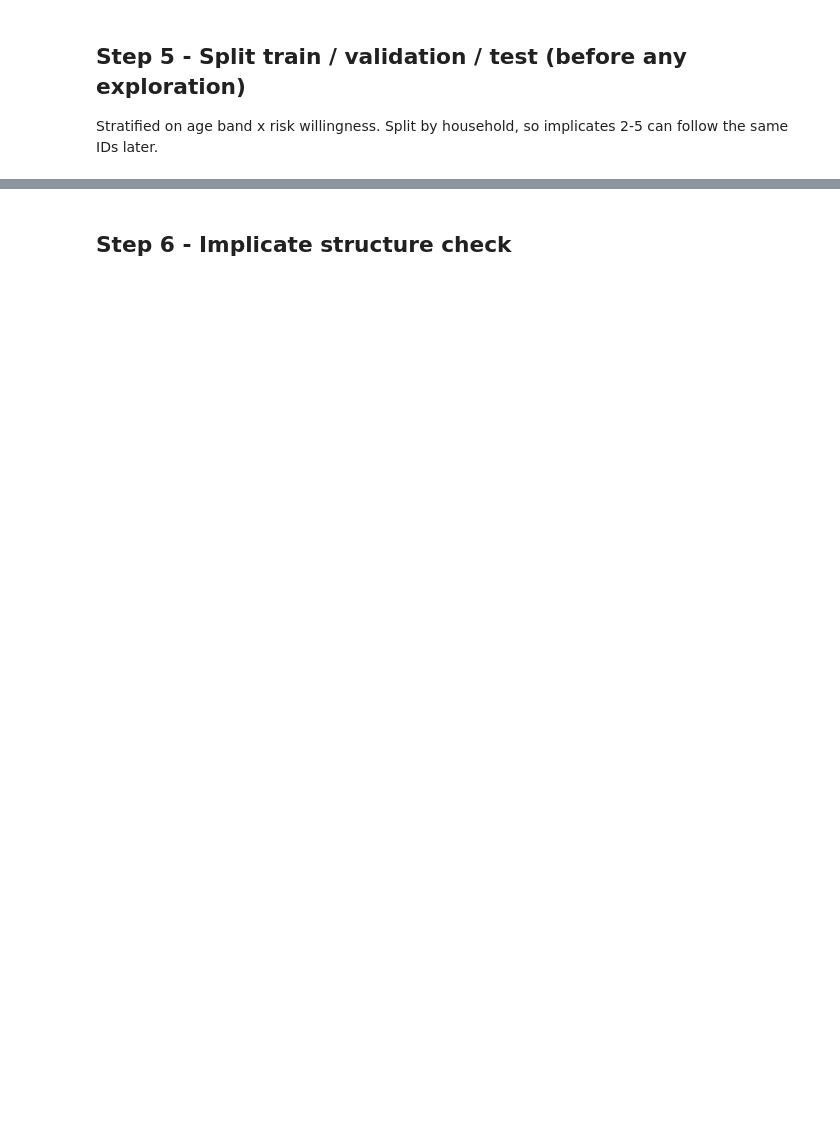
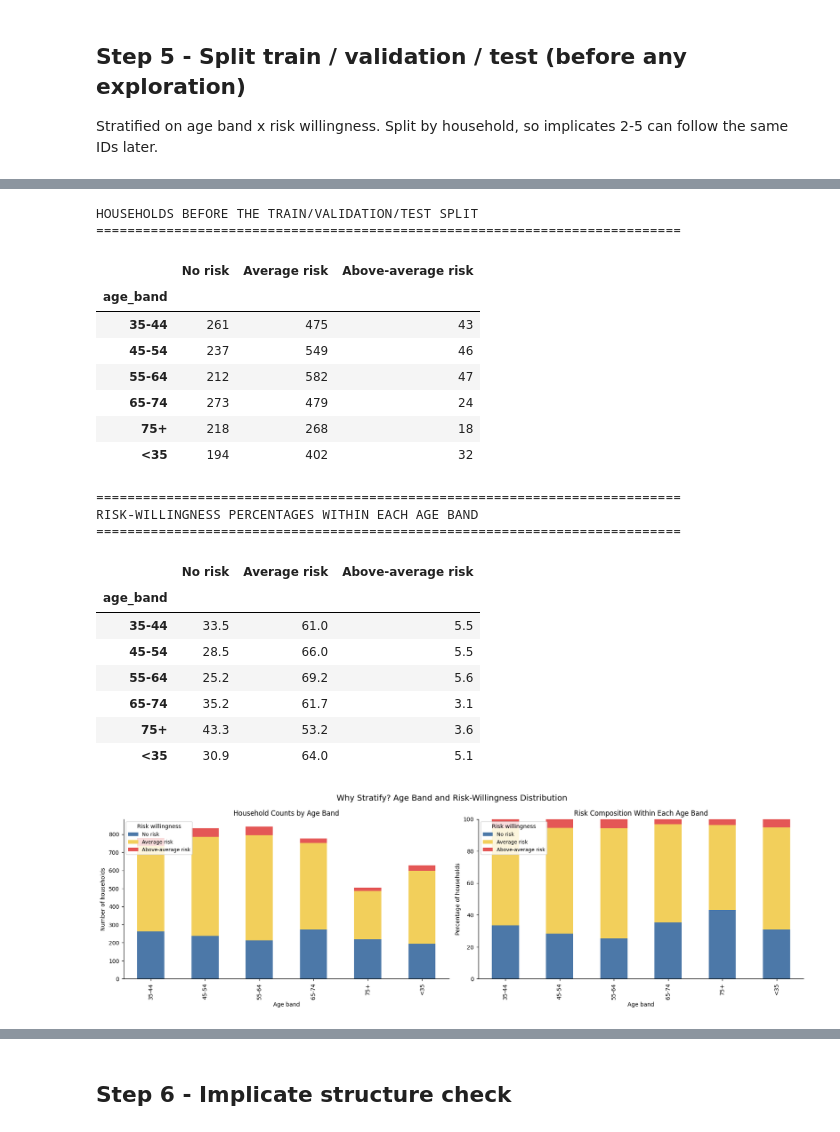
Before and after one commit to Ivory-Uche/Portfolio-Pilot, a Jupyter notebook: Portfolio_pilot_M3.ipynb, the cells around one changed output, grey strips where cells are left out. Saved outputs shown, nothing was run; the diff lists cells and outputs as text; code cells hidden in the pictures; blank space fills up the shorter version.

Commit message:
Added comments and cleaned up the code up to step 7. Incorporated the pre-split analysis to show the relevance of the stratification by age-risk willingness.

```diff
--- a/Portfolio_pilot_M3.ipynb
+++ b/Portfolio_pilot_M3.ipynb
@@ -85,4 +100,6 @@ Outputs go to: outputs
 # %%
+# Import the analysis stack and define reusable helpers for tracking results and weighted analysis.
+
 import json
 import numpy as np
 import pandas as pd
@@ -94,8 +111,8 @@ from sklearn.mixture import GaussianMixture
 from sklearn.decomposition import PCA
 from sklearn.metrics import silhouette_score, adjusted_rand_score
 
-plt.rcParams.update({"figure.dpi": 110, "font.size": 9,
-                     "axes.spines.top": False, "axes.spines.right": False})
+plt.rcParams.update({"figure.dpi": 110, "font.size": 9,"axes.spines.top": False, "axes.spines.right": False}) #applies globally to plots created after this cell runs, giving the notebook a consistent, cleaner visual style.
+
 np.random.seed(SEED)
 
 NUMBERS = {}   # every count quoted in the report is stored here and saved in the last step
@@ -119,12 +136,14 @@ def save_fig(fig, name):
     fig.savefig(FIG_DIR / f"{name}.png", dpi=150, bbox_inches="tight")
     plt.show()
 
+#Draws households with probability proportional to the survey weight.
 def weighted_resample(df, seed):
-    """Draw households with probability proportional to the survey weight."""
     rng = np.random.default_rng(seed)
     p = df["weight"].to_numpy(float)
     return df.iloc[rng.choice(len(df), size=len(df), replace=True, p=p / p.sum())]
 
+#Median calculation that factors in survey weights,
+#ensuring that household wealth and demographic statistics reflect true national characteristics
 def weighted_median(x, w):
     o = np.argsort(np.asarray(x))
     x, w = np.asarray(x, float)[o], np.asarray(w, float)[o]
@@ -218,0 +392,63 @@ Stratified on age band x risk willingness. Split by household, so implicates 2-5
+# %%
+# Count households in each age-band and risk-willingness combination.
+pre_split_table = pd.crosstab(  hh["age_band"],   hh["risk_willingness"]).reindex(columns=[0, 1, 2], fill_value=0)
+pre_split_table.columns = ["No risk", "Average risk", "Above-average risk"]
+
+
+print("HOUSEHOLDS BEFORE THE TRAIN/VALIDATION/TEST SPLIT")
+print("=" * 75)
+display(pre_split_table)
+
+# Convert counts into percentages within each age band.
+# Each row will add up to 100 percent.
+pre_split_percent = pre_split_table.div( pre_split_table.sum(axis=1),axis=0) * 100
+print("=" * 75)
+print("RISK-WILLINGNESS PERCENTAGES WITHIN EACH AGE BAND")
+print("=" * 75)
+display(pre_split_percent.round(1))
+
+# Create count and percentage charts side by side.
+fig, axes = plt.subplots(nrows=1, ncols=2, figsize=(16, 5))
+colors = ["#4C78A8", "#F2CF5B", "#E45756"]
+
+# Left chart: the number of households in each group.
+pre_split_table.plot(kind="bar", stacked=True, ax=axes[0],color=colors)
+axes[0].set_title("Household Counts by Age Band")
+axes[0].set_xlabel("Age band")
+axes[0].set_ylabel("Number of households")
+axes[0].legend(title="Risk willingness", loc="upper left", fontsize=8)
+
+# Right chart: the percentage composition of each age band.
+pre_split_percent.plot(kind="bar",stacked=True,ax=axes[1],color=colors)
+axes[1].set_title("Risk Composition Within Each Age Band")
+axes[1].set_xlabel("Age band")
+axes[1].set_ylabel("Percentage of households")
+axes[1].set_ylim(0, 100)
+axes[1].legend(title="Risk willingness", loc="upper left", fontsize=8)
+
+fig.suptitle("Why Stratify? Age Band and Risk-Willingness Distribution", fontsize=13)
+plt.tight_layout()
+plt.show()
+# %% [output]
+HOUSEHOLDS BEFORE THE TRAIN/VALIDATION/TEST SPLIT
+===========================================================================
+|  | No risk | Average risk | Above-average risk |
+| age_band |  |  |  |
+| 35-44 | 261 | 475 | 43 |
+| 45-54 | 237 | 549 | 46 |
+| 55-64 | 212 | 582 | 47 |
+| 65-74 | 273 | 479 | 24 |
+| 75+ | 218 | 268 | 18 |
+| <35 | 194 | 402 | 32 |
+===========================================================================
+RISK-WILLINGNESS PERCENTAGES WITHIN EACH AGE BAND
+===========================================================================
+|  | No risk | Average risk | Above-average risk |
+| age_band |  |  |  |
+| 35-44 | 33.5 | 61.0 | 5.5 |
+| 45-54 | 28.5 | 66.0 | 5.5 |
+| 55-64 | 25.2 | 69.2 | 5.6 |
+| 65-74 | 35.2 | 61.7 | 3.1 |
+| 75+ | 43.3 | 53.2 | 3.6 |
+| <35 | 30.9 | 64.0 | 5.1 |
+[figure, added]
```
Also changed, not shown: parts of 24 cells of this notebook.
